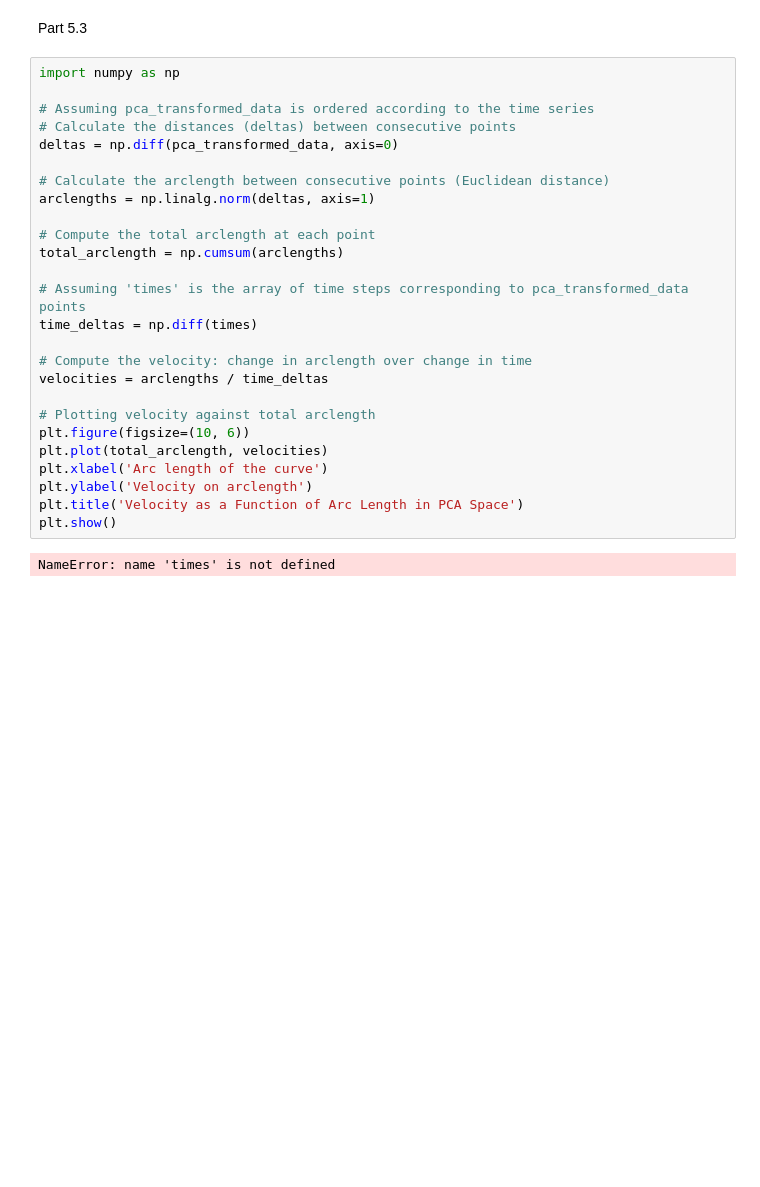
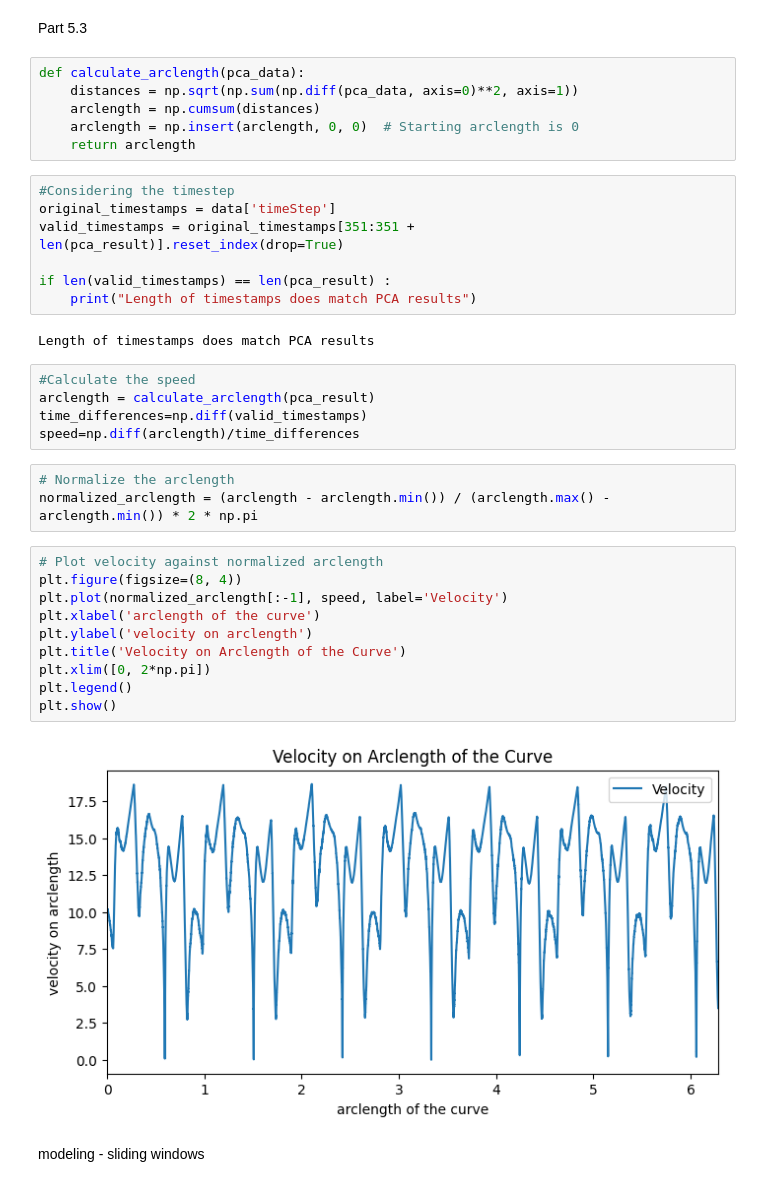
Before and after one commit to mymermer/MLCMS, a Jupyter notebook: Exercise05/task5.ipynb, the cells around one changed output. Saved outputs shown, nothing was run; the diff lists cells and outputs as text; blank space fills up the shorter version.

```diff
--- a/Exercise05/task5.ipynb
+++ b/Exercise05/task5.ipynb
@@ -100,31 +100,40 @@ for i in range(9):
 [figure]
 # %% [markdown]
 Part 5.3
-# %%
-import numpy as np
-
-# Assuming pca_transformed_data is ordered according to the time series
-# Calculate the distances (deltas) between consecutive points
-deltas = np.diff(pca_transformed_data, axis=0)
-
-# Calculate the arclength between consecutive points (Euclidean distance)
-arclengths = np.linalg.norm(deltas, axis=1)
-
-# Compute the total arclength at each point
-total_arclength = np.cumsum(arclengths)
-
-# Assuming 'times' is the array of time steps corresponding to pca_transformed_data points
-time_deltas = np.diff(times)
-
-# Compute the velocity: change in arclength over change in time
-velocities = arclengths / time_deltas
-
-# Plotting velocity against total arclength
-plt.figure(figsize=(10, 6))
-plt.plot(total_arclength, velocities)
-plt.xlabel('Arc length of the curve')
-plt.ylabel('Velocity on arclength')
-plt.title('Velocity as a Function of Arc Length in PCA Space')
-plt.show()
-# %% [output]
-NameError: name 'times' is not defined
+# %%
+def calculate_arclength(pca_data):
+    distances = np.sqrt(np.sum(np.diff(pca_data, axis=0)**2, axis=1))
+    arclength = np.cumsum(distances)
+    arclength = np.insert(arclength, 0, 0)  # Starting arclength is 0
+    return arclength
+# %%
+#Considering the timestep
+original_timestamps = data['timeStep']
+valid_timestamps = original_timestamps[351:351 + len(pca_result)].reset_index(drop=True)
+
+if len(valid_timestamps) == len(pca_result) :
+    print("Length of timestamps does match PCA results")
+# %% [output]
+Length of timestamps does match PCA results
+# %%
+#Calculate the speed
+arclength = calculate_arclength(pca_result)
+time_differences=np.diff(valid_timestamps)
+speed=np.diff(arclength)/time_differences
+# %%
+# Normalize the arclength
+normalized_arclength = (arclength - arclength.min()) / (arclength.max() - arclength.min()) * 2 * np.pi
+# %%
+# Plot velocity against normalized arclength
+plt.figure(figsize=(8, 4))
+plt.plot(normalized_arclength[:-1], speed, label='Velocity')
+plt.xlabel('arclength of the curve')
+plt.ylabel('velocity on arclength')
+plt.title('Velocity on Arclength of the Curve')
+plt.xlim([0, 2*np.pi])
+plt.legend()
+plt.show()
+# %% [output]
+[figure, added]
+# %% [markdown]
+modeling - sliding windows
```
Also changed, not shown: parts of 11 cells of this notebook.
